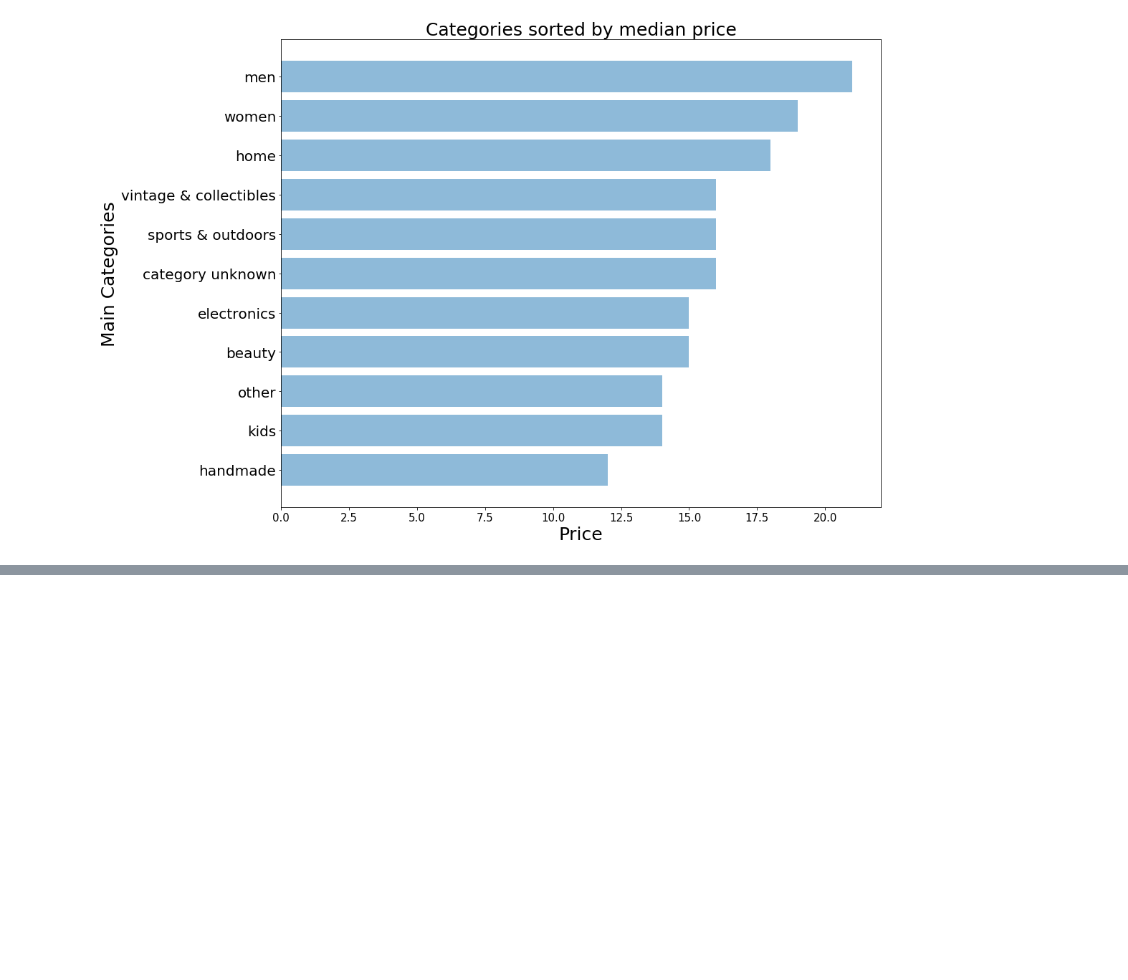
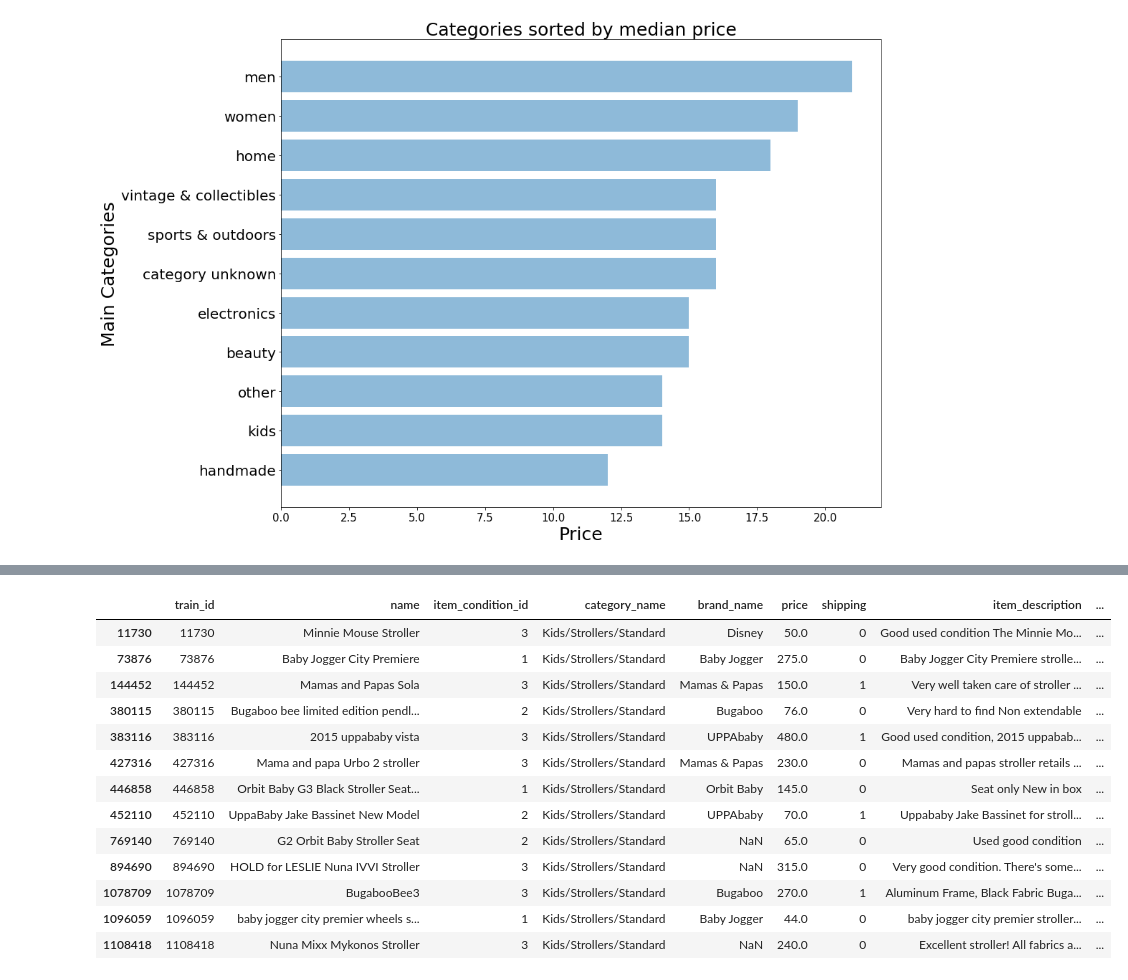
Before and after one commit to Sparrowan/Mercari-price-prediction, a Jupyter notebook: Mercari_Price_Prediction.ipynb, the cells around one changed output, grey strips where cells are left out. Drawn from its saved outputs; the diff is of its cells as text; code cells hidden in the pictures; blank space fills up the shorter version.

```diff
--- a/Mercari_Price_Prediction.ipynb
+++ b/Mercari_Price_Prediction.ipynb
@@ -376,0 +456,18 @@ plt.show()
+# %%
+stand = train[train['subcat_2']=='standard']
+stand
+# %% [output]
+|  | train_id | name | item_condition_id | category_name | brand_name | price | shipping | item_description | ... |
+| 11730 | 11730 | Minnie Mouse Stroller | 3 | Kids/Strollers/Standard | Disney | 50.0 | 0 | Good used condition The Minnie Mo... | ... |
+| 73876 | 73876 | Baby Jogger City Premiere | 1 | Kids/Strollers/Standard | Baby Jogger | 275.0 | 0 | Baby Jogger City Premiere strolle... | ... |
+| 144452 | 144452 | Mamas and Papas Sola | 3 | Kids/Strollers/Standard | Mamas & Papas | 150.0 | 1 | Very well taken care of stroller ... | ... |
+| 380115 | 380115 | Bugaboo bee limited edition pendl... | 2 | Kids/Strollers/Standard | Bugaboo | 76.0 | 0 | Very hard to find Non extendable | ... |
+| 383116 | 383116 | 2015 uppababy vista | 3 | Kids/Strollers/Standard | UPPAbaby | 480.0 | 1 | Good used condition, 2015 uppabab... | ... |
+| 427316 | 427316 | Mama and papa Urbo 2 stroller | 3 | Kids/Strollers/Standard | Mamas & Papas | 230.0 | 0 | Mamas and papas stroller retails ... | ... |
+| 446858 | 446858 | Orbit Baby G3 Black Stroller Seat... | 1 | Kids/Strollers/Standard | Orbit Baby | 145.0 | 0 | Seat only New in box | ... |
+| 452110 | 452110 | UppaBaby Jake Bassinet New Model | 2 | Kids/Strollers/Standard | UPPAbaby | 70.0 | 1 | Uppababy Jake Bassinet for stroll... | ... |
+| 769140 | 769140 | G2 Orbit Baby Stroller Seat | 2 | Kids/Strollers/Standard | NaN | 65.0 | 0 | Used good condition | ... |
+| 894690 | 894690 | HOLD for LESLIE Nuna IVVI Stroller | 3 | Kids/Strollers/Standard | NaN | 315.0 | 0 | Very good condition. There's some... | ... |
+| 1078709 | 1078709 | BugabooBee3 | 3 | Kids/Strollers/Standard | Bugaboo | 270.0 | 1 | Aluminum Frame, Black Fabric Buga... | ... |
+| 1096059 | 1096059 | baby jogger city premier wheels s... | 1 | Kids/Strollers/Standard | Baby Jogger | 44.0 | 0 | baby jogger city premier stroller... | ... |
+| 1108418 | 1108418 | Nuna Mixx Mykonos Stroller | 3 | Kids/Strollers/Standard | NaN | 240.0 | 0 | Excellent stroller! All fabrics a... | ... |
```
Also changed, not shown: parts of 10 cells of this notebook.
